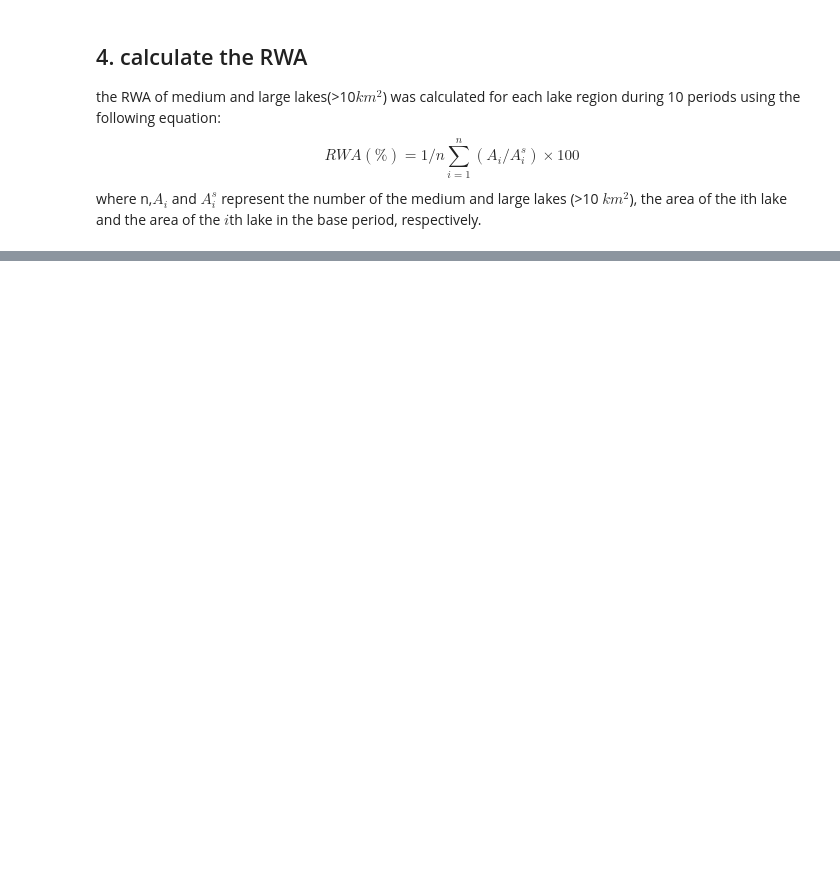
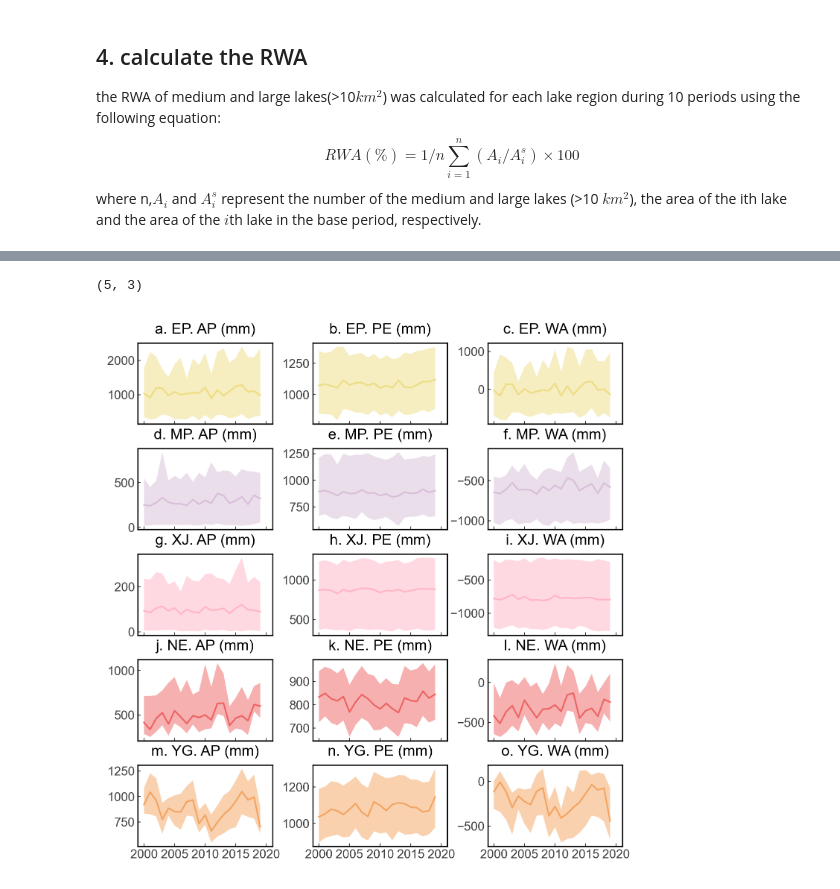
Before and after one commit to beihuihu/ESE5023_Assignments_12332288, a Jupyter notebook: final_proj/Final_Project.ipynb, the cells around one changed output, grey strips where cells are left out. Saved outputs shown, nothing was run; the diff lists cells and outputs as text; code cells hidden in the pictures; blank space fills up the shorter version.

```diff
--- a/final_proj/Final_Project.ipynb
+++ b/final_proj/Final_Project.ipynb
@@ -475,8 +417,0 @@ AttributeError: 'DataArray' object has no attribute 'write_crs'
-# %%
-region=six_region[six_region['name']=='YG']#['geometry']
-#     region
-precp=pre.pre#.interp(lon=np.arange(69.75,140.26,0.25),lat=np.arange(14.75,55.26,0.25))
-precp.rio.write_crs("epsg:4326", inplace=True)
-precp.rio.set_spatial_dims(x_dim="lon", y_dim="lat", inplace=True)
-cliped = precp.rio.clip(region.geometry.apply(mapping),region.crs,drop=False)
-cliped.isel(time=1).plot(robust=True, figsize=(8, 6))
@@ -482,0 +483,3 @@ cliped.isel(time=1).plot(robust=True, figsize=(8, 6))
+# %%
+pre_list=pd.read_csv('lake_pre_list.csv')
+pre_list
@@ -482,0 +500,3 @@ cliped.isel(time=1).plot(robust=True, figsize=(8, 6))
+# %%
+pet_list=pd.read_csv('lake_pet_list.csv')
+pet_list
@@ -482,0 +517,3 @@ cliped.isel(time=1).plot(robust=True, figsize=(8, 6))
+# %%
+wa_list=pd.read_csv('lake_wa_list.csv')
+wa_list
@@ -482,0 +551,37 @@ cliped.isel(time=1).plot(robust=True, figsize=(8, 6))
+# %%
+def draw_climate_data(ax,region,dataset,color,label):
+    xtick=range(2000,2020)
+    data=dataset[dataset['Region']==region]
+    data=data.iloc[:,4:24]
+    mean=data.mean().tolist()
+    maxx=data.max().tolist()
+    minn=data.min().tolist()
+    ax.fill_between(xtick, minn, maxx,facecolor=color, alpha=0.50)
+    ax.plot(xtick,mean,color,linewidth=lw[3])
+#     ax.spines['top'].set_visible(False)
+#     ax.spines['right'].set_visible(False)
+    ax.spines['bottom'].set_linewidth(lw[2])
+    ax.spines['top'].set_linewidth(lw[2])
+    ax.spines['left'].set_linewidth(lw[2])
+    ax.spines['right'].set_linewidth(lw[2])
+
+    ax.tick_params("both",which="major",
+               length=lw[4],width = lw[1],
+               colors = "0.25",labelsize=fs[0],pad=2)
+    ax.set_title(label)
+    ax.set_xticks(np.arange(2000,2021,5))
+    ax.set_xlim(1999,2021)
+
+fig, axes = plt.subplots(5,3, figsize=(5.1,5), sharex=True, sharey=False, dpi=300)
+plt.subplots_adjust(left=0.1,bottom=0.05,right=0.95,top=0.95,wspace=0.3,hspace=0.3)
+print(axes.shape)
+sub_n=0
+for i in range(5):
+    draw_climate_data(axes[i][0],regions[i],pre_list,colors[i],'{}. {}. AP (mm)'.format(chr(97+sub_n),regions[i]))
+    draw_climate_data(axes[i][1],regions[i],pet_list,colors[i],'{}. {}. PE (mm)'.format(chr(98+sub_n),regions[i]))
+    draw_climate_data(axes[i][2],regions[i],wa_list,colors[i],'{}. {}. WA (mm)'.format(chr(99+sub_n),regions[i]))
+    sub_n=sub_n+3
+plt.savefig(r'3_picture\6_1_Changes_in_climatic_conditions_between_2000_2019.png',bbox_inches='tight',pad_inches = 0.1)
+# %% [output]
+(5, 3)
+[figure, added]
```
Also changed, not shown: parts of 26 cells of this notebook, 1 other file.
